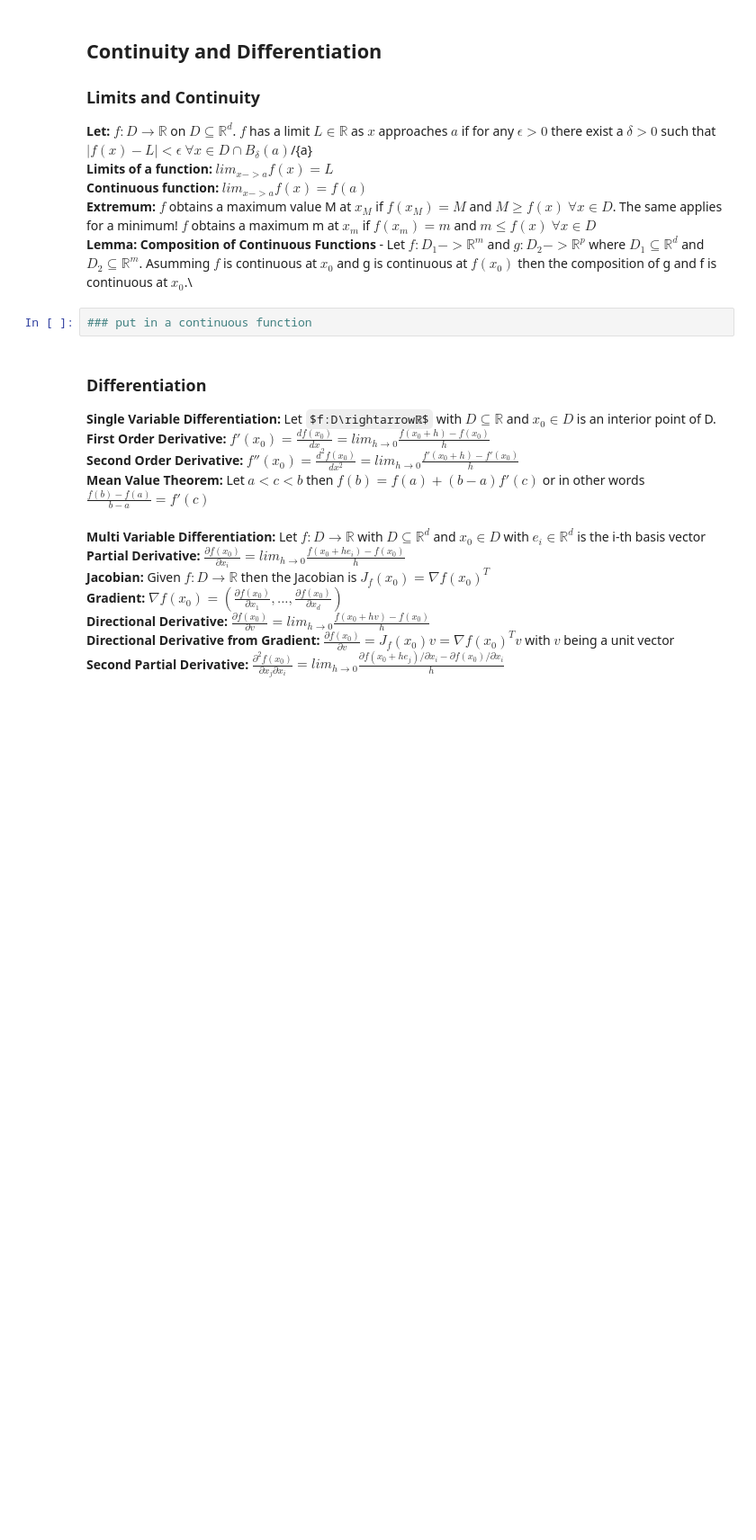
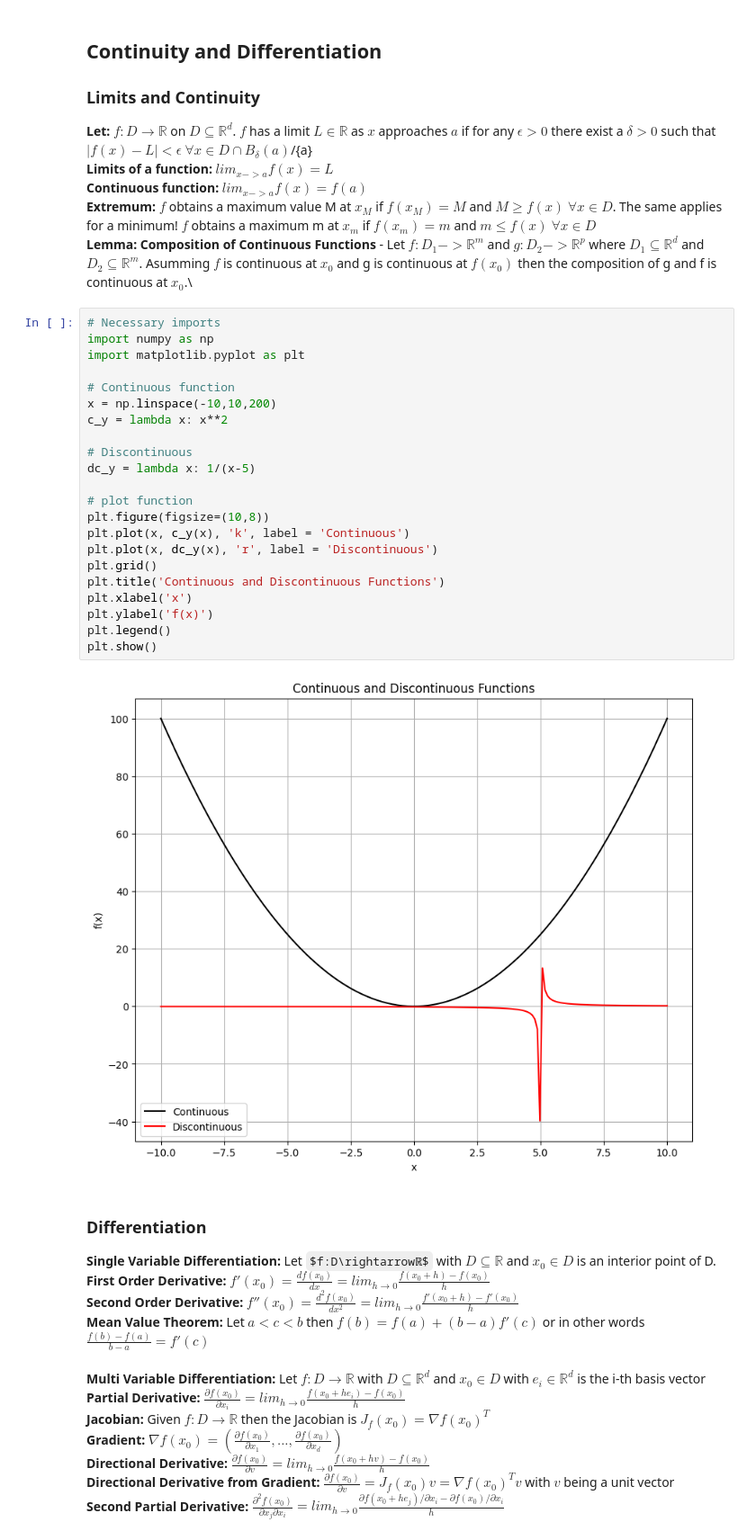
Before and after one commit to ColeTKrause/MAT421, a Jupyter notebook: ModuleE.ipynb, the cells around one changed output. Shown: that part at 90% size. Drawn from its saved outputs; the diff is of its cells as text; some formulas as TeX source; blank space fills up the shorter version.

```diff
--- a/ModuleE.ipynb
+++ b/ModuleE.ipynb
@@ -18,8 +18,30 @@ https://pythonnumericalmethods.berkeley.edu/notebooks/chapter18.00-Series.html
 **Extremum:** $f$ obtains a maximum value M at $x_M$ if $f(x_M)=M$ and $M≥f(x)$ $∀x∈D$. The same applies for a minimum! $f$ obtains a maximum m at $x_m$ if $f(x_m)=m$ and $m≤f(x)$ $∀x∈D$
 \
 **Lemma: Composition of Continuous Functions** - Let $f:D_1->ℝ^m$ and $g:D_2->ℝ^p$ where $D_1⊆ℝ^d$ and $D_2⊆ℝ^m$. Asumming $f$ is continuous at $x_0$ and g is continuous at $f(x_0)$ then the composition of g and f is continuous at $x_0$.\
-# %%
-### put in a continuous function
+# %%
+# Necessary imports
+import numpy as np
+import matplotlib.pyplot as plt
+
+# Continuous function
+x = np.linspace(-10,10,200)
+c_y = lambda x: x**2
+
+# Discontinuous
+dc_y = lambda x: 1/(x-5)
+
+# plot function
+plt.figure(figsize=(10,8))
+plt.plot(x, c_y(x), 'k', label = 'Continuous')
+plt.plot(x, dc_y(x), 'r', label = 'Discontinuous')
+plt.grid()
+plt.title('Continuous and Discontinuous Functions')
+plt.xlabel('x')
+plt.ylabel('f(x)')
+plt.legend()
+plt.show()
+# %% [output]
+[figure, added]
 # %% [markdown]
 ### Differentiation
 
```
Also changed, not shown: parts of 6 cells of this notebook.
